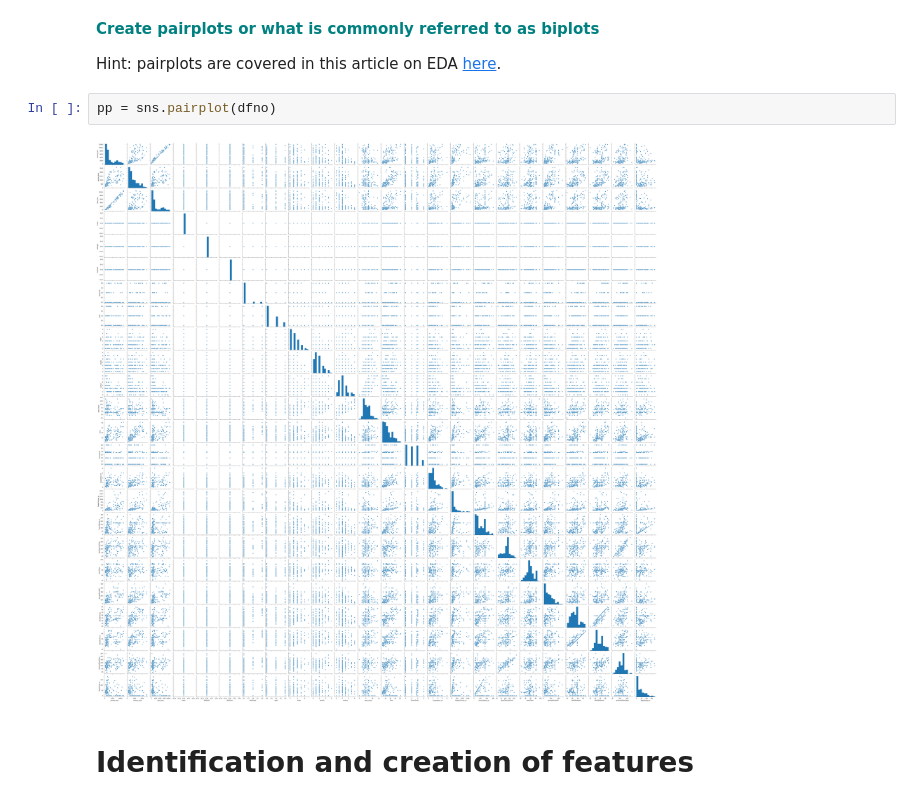
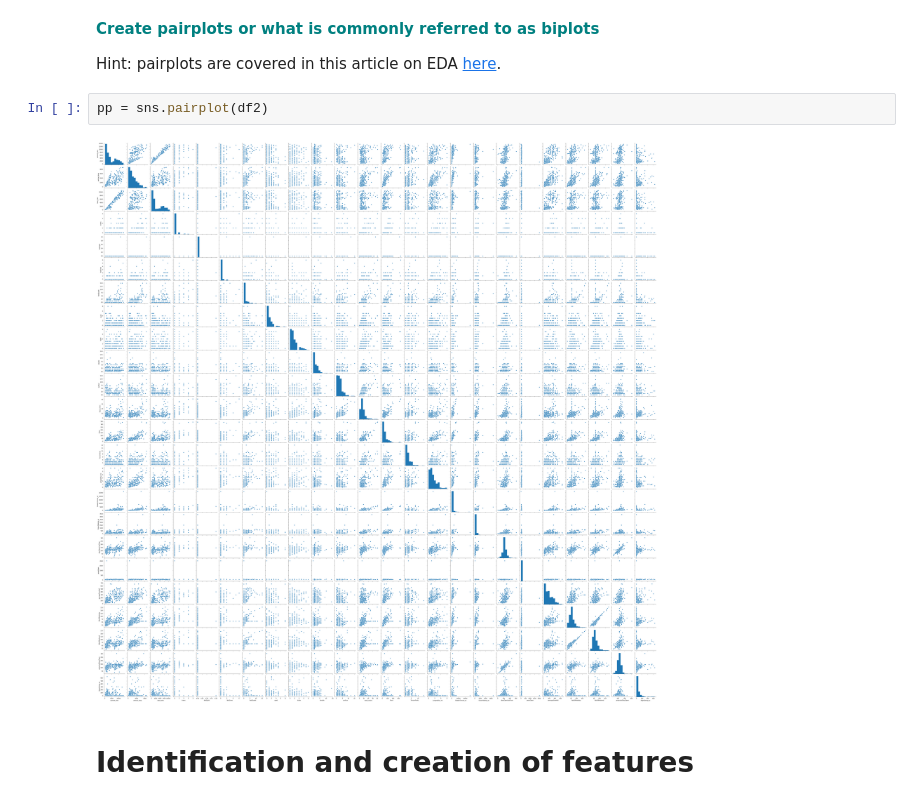
Before and after one commit to srtandon/GuidedCapstone, a Jupyter notebook: Step3EDA/Notebook_stepthree.ipynb, the cells around one changed output. Cells and saved outputs as stored; diff of their text form.

```diff
--- a/Step3EDA/Notebook_stepthree.ipynb
+++ b/Step3EDA/Notebook_stepthree.ipynb
@@ -276,9 +276,9 @@ After reviewing these respons varible distributions, there doesn't appear to be
 
 Hint: pairplots are covered in this article on EDA [here](https://medium.com/@aiden.dataminer/the-data-science-method-dsm-exploratory-data-analysis-bc84d4d8d3f9).
 # %%
-pp = sns.pairplot(dfno)
+pp = sns.pairplot(df2)
 # %% [output]
-[figure, old version]
+[figure, new version]
 # %% [markdown]
 # Identification and creation of features
 # %% [markdown]
```
Also changed, not shown: parts of 12 cells of this notebook.
